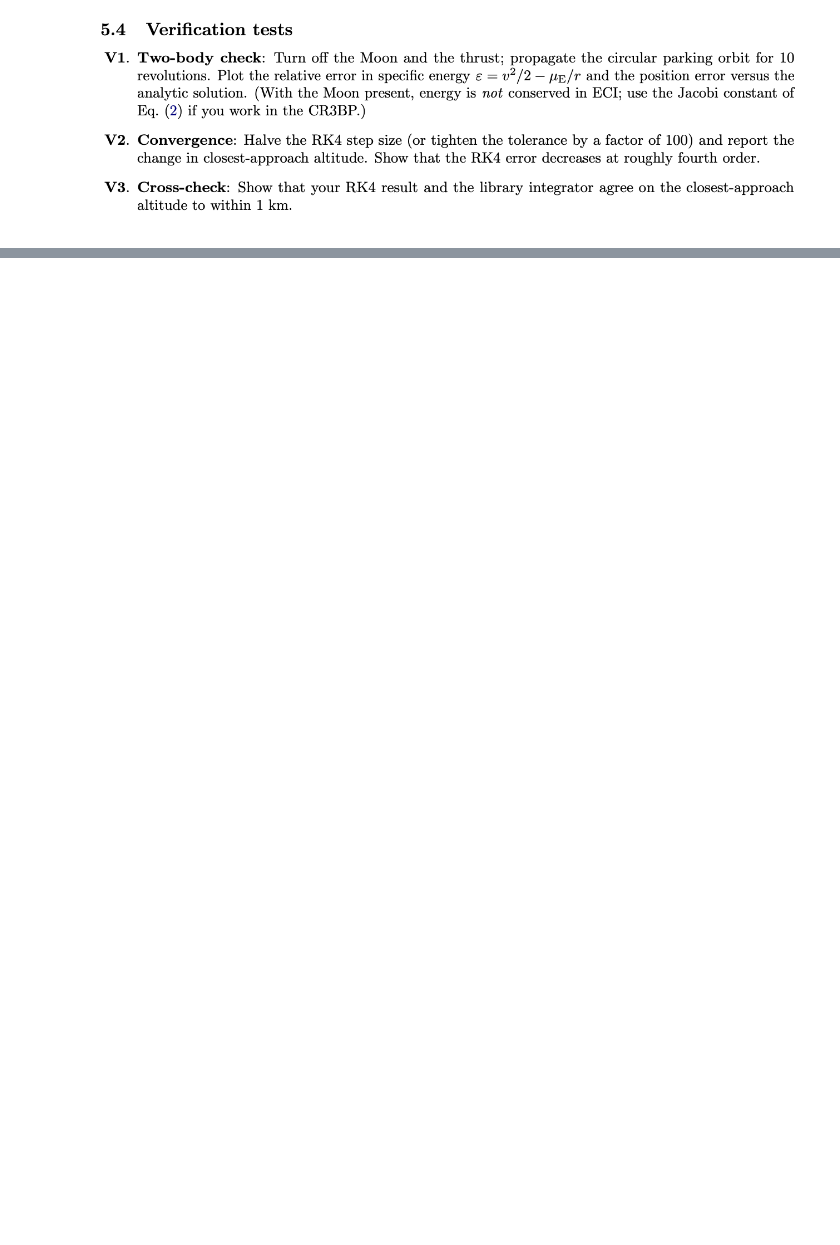
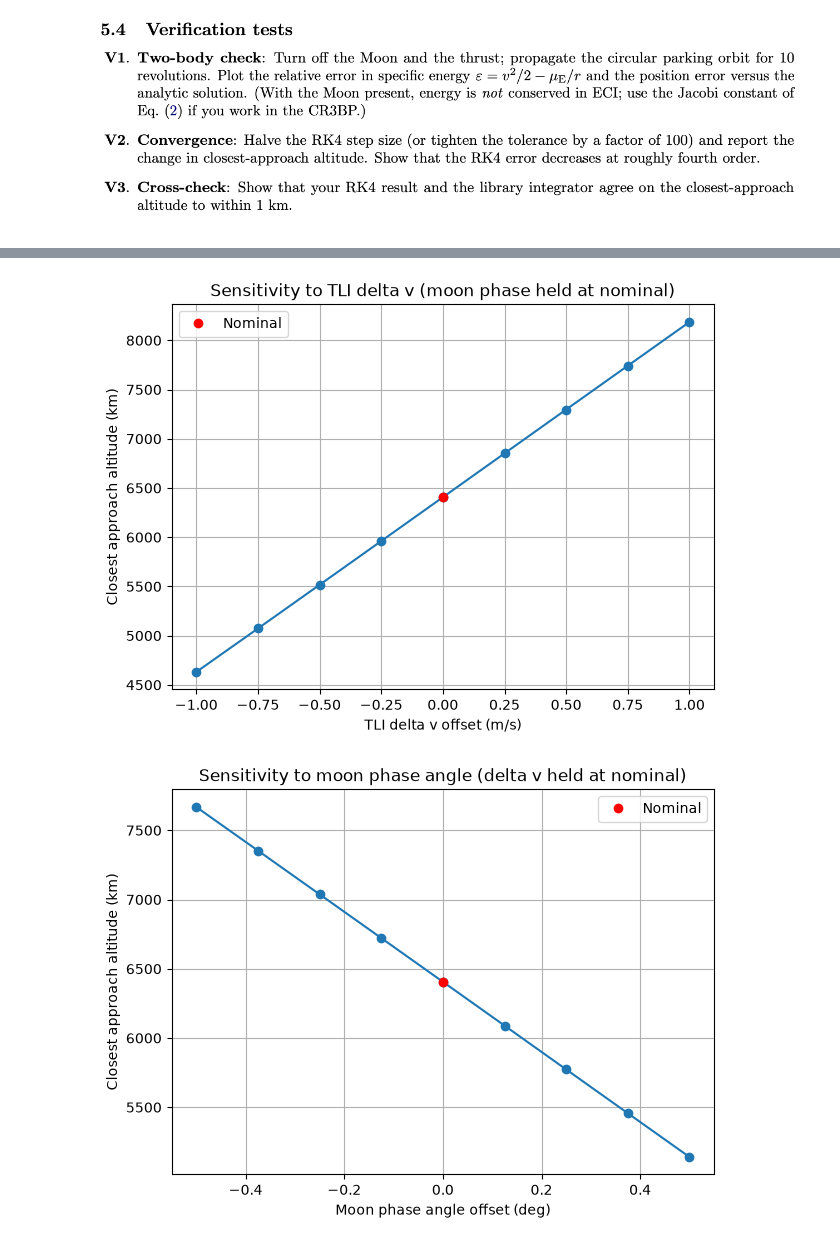
Before and after one commit to JosephLitjens/DynamicsProject1, a Jupyter notebook: ArtemisLaunch.ipynb, the cells around one changed output, grey strips where cells are left out. Drawn from its saved outputs; the diff is of its cells as text; code cells hidden in the pictures; blank space fills up the shorter version.

```diff
--- a/ArtemisLaunch.ipynb
+++ b/ArtemisLaunch.ipynb
@@ -214,2 +327,65 @@ plt.show()
 # %%
-## Task 8: Sensitivity
+## Task 8: Sensitivity of the closest approach altitude (RK4 only)
+
+theta0_nominal = theta0 #save the nominal moon phase angle so it can be restored
+dv_offsets = np.linspace(-1, 1, 9) #m/s, perturbations to the TLI delta v
+phase_offsets = np.linspace(-0.5, 0.5, 9) #degrees, perturbations to the moon phase angle theta0
+dt_sens = t_end/N #same timestep as task 5
+t_sens = dt_sens*np.arange(N+1) #time array shared by every run
+alt_dv = np.zeros(len(dv_offsets)) #closest approach altitude for each delta v perturbation
+alt_phase = np.zeros(len(phase_offsets)) #closest approach altitude for each phase perturbation
+
+#sweep 1: vary ONLY the TLI delta v (moon phase stays nominal)
+for j in range(len(dv_offsets)):
+    state_hist = np.zeros((N+1, 7)) #each row is (x, y, z, vx, vy, vz, m)
+    state_hist[0] = np.concatenate([r0, v0 + (dv_TLI + dv_offsets[j])*v0/np.linalg.norm(v0), [m0 - m_prop]])
+    for i in range(N):
+        state_hist[i+1] = rk4(state_hist[i], T_off, Isp, t_sens[i], dt_sens)
+    moon_pos_j = np.array([get_moon_pos(tt) for tt in t_sens])
+    alt_dv[j] = np.min(np.linalg.norm(state_hist[:, 0:3] - moon_pos_j, axis=1)) - r_moon
+
+#sweep 2: vary ONLY the moon phase angle (delta v stays nominal)
+for j in range(len(phase_offsets)):
+    theta0 = theta0_nominal + np.radians(phase_offsets[j]) #get_moon_pos reads this global
+    state_hist = np.zeros((N+1, 7))
+    state_hist[0] = state_TLI
+    for i in range(N):
+        state_hist[i+1] = rk4(state_hist[i], T_off, Isp, t_sens[i], dt_sens)
+    moon_pos_j = np.array([get_moon_pos(tt) for tt in t_sens])
+    alt_phase[j] = np.min(np.linalg.norm(state_hist[:, 0:3] - moon_pos_j, axis=1)) - r_moon
+theta0 = theta0_nominal #restore the nominal moon phase angle
+
+#results: the middle entry of each sweep (offset = 0) is the nominal case
+alt_nominal = alt_dv[len(dv_offsets)//2]
+print(f"nominal closest approach altitude = {alt_nominal/1000:.3f} km\n")
+print("Delta v sweep (moon phase nominal)")
+print(f"{'dv offset (m/s)':>16} {'closest approach (km)':>22} {'change from nominal (km)':>26}")
+for j in range(len(dv_offsets)):
+    print(f"{dv_offsets[j]:16.2f} {alt_dv[j]/1000:22.3f} {(alt_dv[j] - alt_nominal)/1000:26.3f}")
+print("\nMoon phase sweep (delta v nominal)")
+print(f"{'phase offset (deg)':>19} {'closest approach (km)':>22} {'change from nominal (km)':>26}")
+for j in range(len(phase_offsets)):
+    print(f"{phase_offsets[j]:19.3f} {alt_phase[j]/1000:22.3f} {(alt_phase[j] - alt_nominal)/1000:26.3f}")
+
+#plot 1: delta v only
+fig, ax = plt.subplots(figsize=(7, 5))
+ax.plot(dv_offsets, alt_dv/1000, 'o-')
+ax.plot(0, alt_nominal/1000, 'ro', label='Nominal') #nominal case
+ax.set_xlabel('TLI delta v offset (m/s)')
+ax.set_ylabel('Closest approach altitude (km)')
+ax.set_title('Sensitivity to TLI delta v (moon phase held at nominal)')
+ax.legend()
+ax.grid(True)
+plt.show()
+
+#plot 2: moon phase only
+fig, ax = plt.subplots(figsize=(7, 5))
+ax.plot(phase_offsets, alt_phase/1000, 'o-')
+ax.plot(0, alt_nominal/1000, 'ro', label='Nominal') #nominal case
+ax.set_xlabel('Moon phase angle offset (deg)')
+ax.set_ylabel('Closest approach altitude (km)')
+ax.set_title('Sensitivity to moon phase angle (delta v held at nominal)')
+ax.legend()
+ax.grid(True)
+plt.show()
+# %% [output]
@@ -216 +409,3 @@ plt.show()
+[figure, added]
+[figure, added]
 # %%
```
Also changed, not shown: parts of 7 cells of this notebook.
